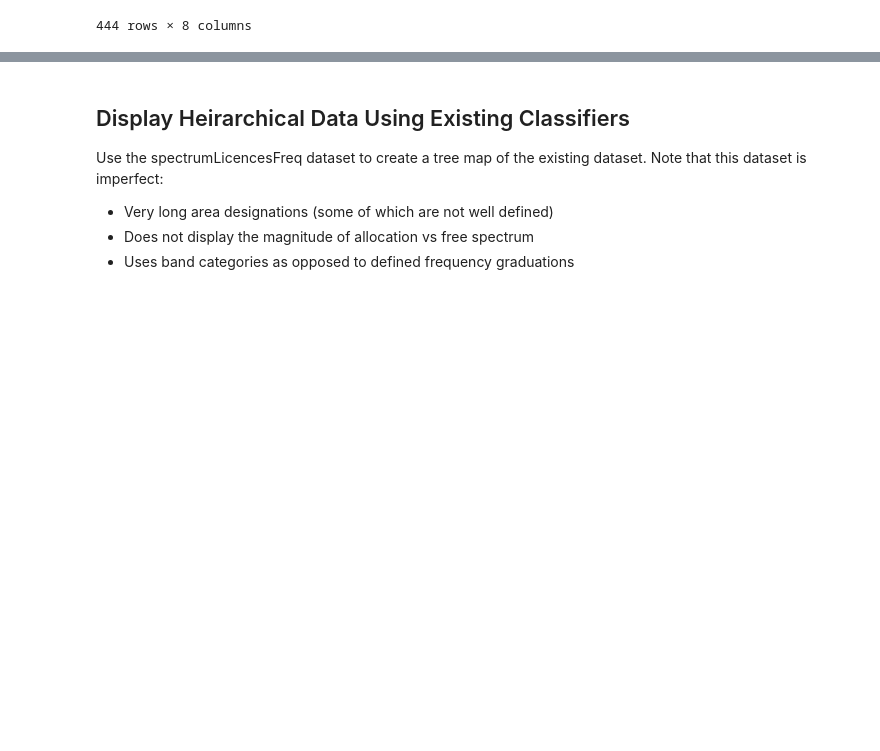
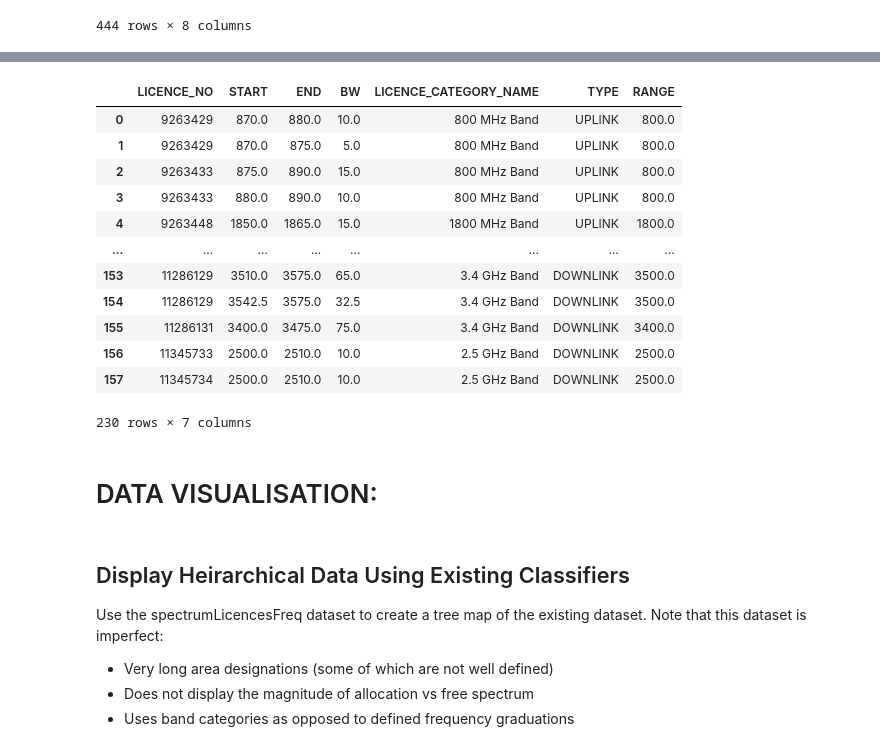
Before and after one commit to navnith-reddy/GlobalSpectrumComparison, a Jupyter notebook: dataFiltering.ipynb, the cells around one changed output, grey strips where cells are left out. Drawn from its saved outputs; the diff is of its cells as text; code cells hidden in the pictures; blank space fills up the shorter version.

Commit message:
Non Geographically Specific Dataset + Treemap

```diff
--- a/dataFiltering.ipynb
+++ b/dataFiltering.ipynb
@@ -190,3 +190,33 @@ Using the Uplink/Downlink separated dataset, create rows for each frequency grad
+# %%
+downlink = downlink[['LICENCE_NO', 'START', 'END', 'BW', 'LICENCE_CATEGORY_NAME', 'TYPE']]
+downlink.sort_values(by=['LICENCE_NO','START'], inplace=True)
+downlink.drop_duplicates(inplace=True)
+downlink.reset_index(drop=True, inplace=True)
+
+uplink = uplink[['LICENCE_NO', 'START', 'END', 'BW', 'LICENCE_CATEGORY_NAME', 'TYPE']]
+uplink.sort_values(by=['LICENCE_NO','START'], inplace=True)
+uplink.drop_duplicates(inplace=True)
+uplink.reset_index(drop=True, inplace=True)
+
+nonGeoSpecific = pd.concat([uplink, downlink], axis=0)
+nonGeoSpecific['RANGE'] = (np.trunc((nonGeoSpecific['START'] / 100))*100)
+nonGeoSpecific
+# %% [output]
+|  | LICENCE_NO | START | END | BW | LICENCE_CATEGORY_NAME | TYPE | RANGE |
+| 0 | 9263429 | 870.0 | 880.0 | 10.0 | 800 MHz Band | UPLINK | 800.0 |
+| 1 | 9263429 | 870.0 | 875.0 | 5.0 | 800 MHz Band | UPLINK | 800.0 |
+| 2 | 9263433 | 875.0 | 890.0 | 15.0 | 800 MHz Band | UPLINK | 800.0 |
+| 3 | 9263433 | 880.0 | 890.0 | 10.0 | 800 MHz Band | UPLINK | 800.0 |
+| 4 | 9263448 | 1850.0 | 1865.0 | 15.0 | 1800 MHz Band | UPLINK | 1800.0 |
+| ... | ... | ... | ... | ... | ... | ... | ... |
+| 153 | 11286129 | 3510.0 | 3575.0 | 65.0 | 3.4 GHz Band | DOWNLINK | 3500.0 |
+| 154 | 11286129 | 3542.5 | 3575.0 | 32.5 | 3.4 GHz Band | DOWNLINK | 3500.0 |
+| 155 | 11286131 | 3400.0 | 3475.0 | 75.0 | 3.4 GHz Band | DOWNLINK | 3400.0 |
+| 156 | 11345733 | 2500.0 | 2510.0 | 10.0 | 2.5 GHz Band | DOWNLINK | 2500.0 |
+| 157 | 11345734 | 2500.0 | 2510.0 | 10.0 | 2.5 GHz Band | DOWNLINK | 2500.0 |
+230 rows × 7 columns
+# %% [markdown]
+# DATA VISUALISATION:
 # %% [markdown]
 ## Display Heirarchical Data Using Existing Classifiers
 
```
Also changed, not shown: parts of 4 cells of this notebook, 1 other file.
